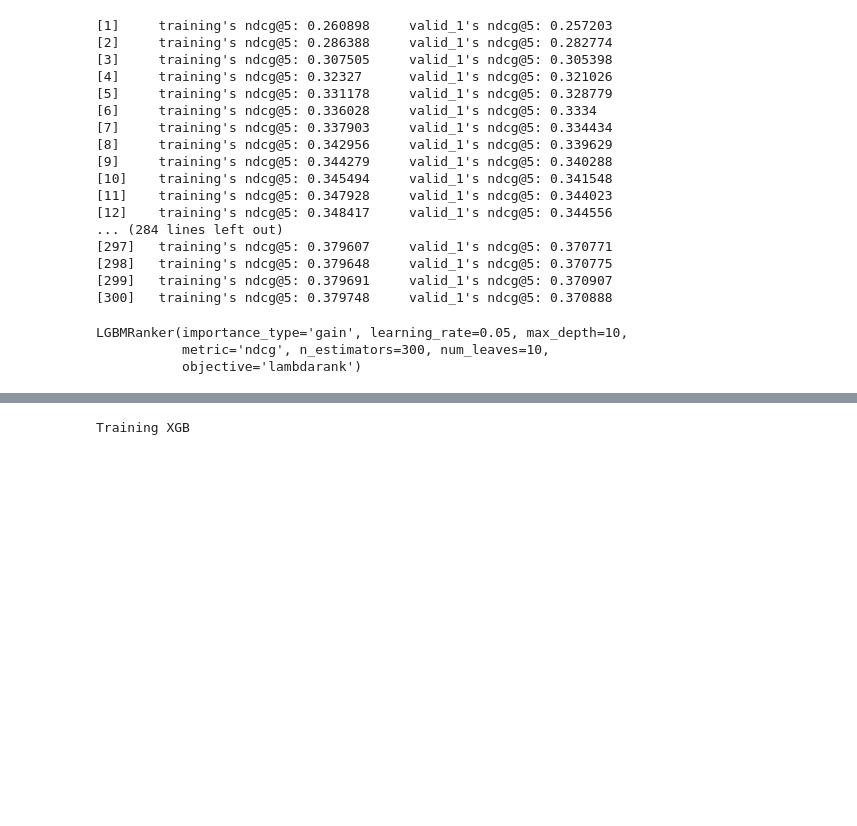
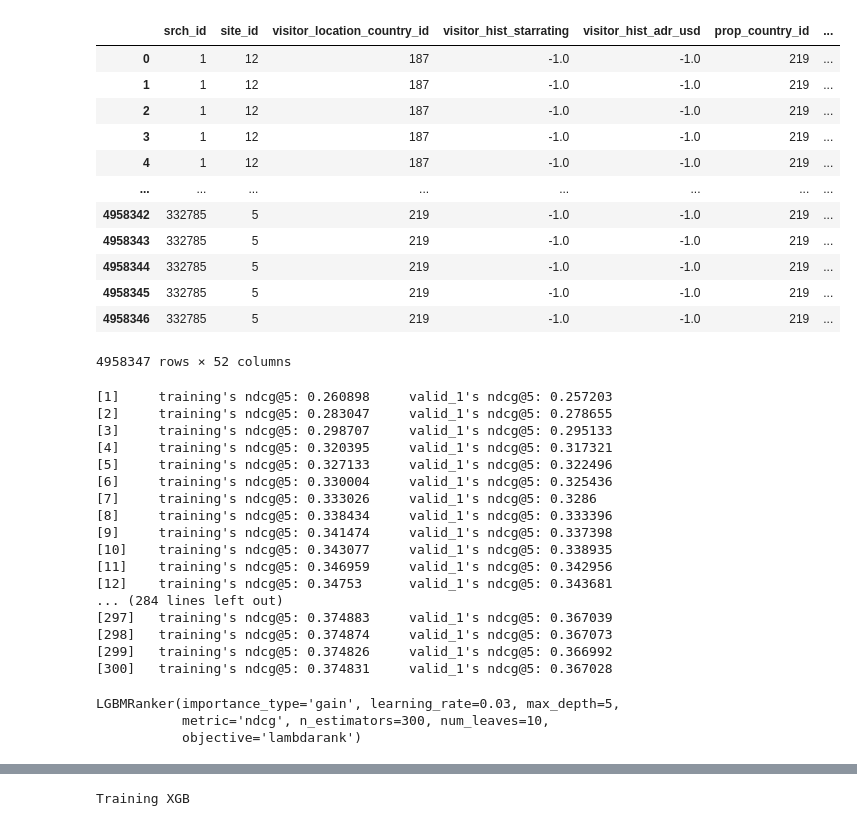
Before and after one commit to rapsac2010/learning-to-rank-expedia-vu, a Jupyter notebook: src/eda_ch.ipynb, the cells around one changed output, grey strips where cells are left out. Cells and saved outputs as stored; diff of their text form; code cells hidden in the pictures; blank space fills up the shorter version.

```diff
--- a/src/eda_ch.ipynb
+++ b/src/eda_ch.ipynb
@@ -22,6 +22,22 @@ df_test = pd.read_parquet(config['PATH']['INT_DIR'] + '/test_set_preprocessed.pa
 
 # mini df for testing quickly
 df_mini = df[df['srch_id'] < 10000]
+# %%
+df
+# %% [output]
+|  | srch_id | site_id | visitor_location_country_id | visitor_hist_starrating | visitor_hist_adr_usd | prop_country_id | ... |
+| 0 | 1 | 12 | 187 | -1.0 | -1.0 | 219 | ... |
+| 1 | 1 | 12 | 187 | -1.0 | -1.0 | 219 | ... |
+| 2 | 1 | 12 | 187 | -1.0 | -1.0 | 219 | ... |
+| 3 | 1 | 12 | 187 | -1.0 | -1.0 | 219 | ... |
+| 4 | 1 | 12 | 187 | -1.0 | -1.0 | 219 | ... |
+| ... | ... | ... | ... | ... | ... | ... | ... |
+| 4958342 | 332785 | 5 | 219 | -1.0 | -1.0 | 219 | ... |
+| 4958343 | 332785 | 5 | 219 | -1.0 | -1.0 | 219 | ... |
+| 4958344 | 332785 | 5 | 219 | -1.0 | -1.0 | 219 | ... |
+| 4958345 | 332785 | 5 | 219 | -1.0 | -1.0 | 219 | ... |
+| 4958346 | 332785 | 5 | 219 | -1.0 | -1.0 | 219 | ... |
+4958347 rows × 52 columns
 # %%
 # Perform logistic regression
 from sklearn.linear_model import LogisticRegression
@@ -114,8 +130,8 @@ ranker = lgb.LGBMRanker(
                     importance_type = "gain",
                     metric= "ndcg",
                     num_leaves = 10,
-                    learning_rate = 0.05,
-                    max_depth = 10)
+                    learning_rate = 0.03,
+                    max_depth = 5)
                     # label_gain =[i for i in range(max(y_train.max(), y_test.max()) + 1)])
 
 # Training the model
@@ -128,22 +144,22 @@ ranker.fit(
       eval_at=[5])
 # %% [output]
 [1]     training's ndcg@5: 0.260898     valid_1's ndcg@5: 0.257203
-[2]     training's ndcg@5: 0.286388     valid_1's ndcg@5: 0.282774
-[3]     training's ndcg@5: 0.307505     valid_1's ndcg@5: 0.305398
-[4]     training's ndcg@5: 0.32327      valid_1's ndcg@5: 0.321026
-[5]     training's ndcg@5: 0.331178     valid_1's ndcg@5: 0.328779
-[6]     training's ndcg@5: 0.336028     valid_1's ndcg@5: 0.3334
-[7]     training's ndcg@5: 0.337903     valid_1's ndcg@5: 0.334434
-[8]     training's ndcg@5: 0.342956     valid_1's ndcg@5: 0.339629
-[9]     training's ndcg@5: 0.344279     valid_1's ndcg@5: 0.340288
-[10]    training's ndcg@5: 0.345494     valid_1's ndcg@5: 0.341548
-[11]    training's ndcg@5: 0.347928     valid_1's ndcg@5: 0.344023
-[12]    training's ndcg@5: 0.348417     valid_1's ndcg@5: 0.344556
+[2]     training's ndcg@5: 0.283047     valid_1's ndcg@5: 0.278655
+[3]     training's ndcg@5: 0.298707     valid_1's ndcg@5: 0.295133
+[4]     training's ndcg@5: 0.320395     valid_1's ndcg@5: 0.317321
+[5]     training's ndcg@5: 0.327133     valid_1's ndcg@5: 0.322496
+[6]     training's ndcg@5: 0.330004     valid_1's ndcg@5: 0.325436
+[7]     training's ndcg@5: 0.333026     valid_1's ndcg@5: 0.3286
+[8]     training's ndcg@5: 0.338434     valid_1's ndcg@5: 0.333396
+[9]     training's ndcg@5: 0.341474     valid_1's ndcg@5: 0.337398
+[10]    training's ndcg@5: 0.343077     valid_1's ndcg@5: 0.338935
+[11]    training's ndcg@5: 0.346959     valid_1's ndcg@5: 0.342956
+[12]    training's ndcg@5: 0.34753      valid_1's ndcg@5: 0.343681
 ... (284 lines left out)
-[297]   training's ndcg@5: 0.379607     valid_1's ndcg@5: 0.370771
-[298]   training's ndcg@5: 0.379648     valid_1's ndcg@5: 0.370775
-[299]   training's ndcg@5: 0.379691     valid_1's ndcg@5: 0.370907
-[300]   training's ndcg@5: 0.379748     valid_1's ndcg@5: 0.370888
+[297]   training's ndcg@5: 0.374883     valid_1's ndcg@5: 0.367039
+[298]   training's ndcg@5: 0.374874     valid_1's ndcg@5: 0.367073
+[299]   training's ndcg@5: 0.374826     valid_1's ndcg@5: 0.366992
+[300]   training's ndcg@5: 0.374831     valid_1's ndcg@5: 0.367028
-LGBMRanker(importance_type='gain', learning_rate=0.05, max_depth=10,
+LGBMRanker(importance_type='gain', learning_rate=0.03, max_depth=5,
            metric='ndcg', n_estimators=300, num_leaves=10,
            objective='lambdarank')
```
Also changed, not shown: parts of 4 cells of this notebook.
